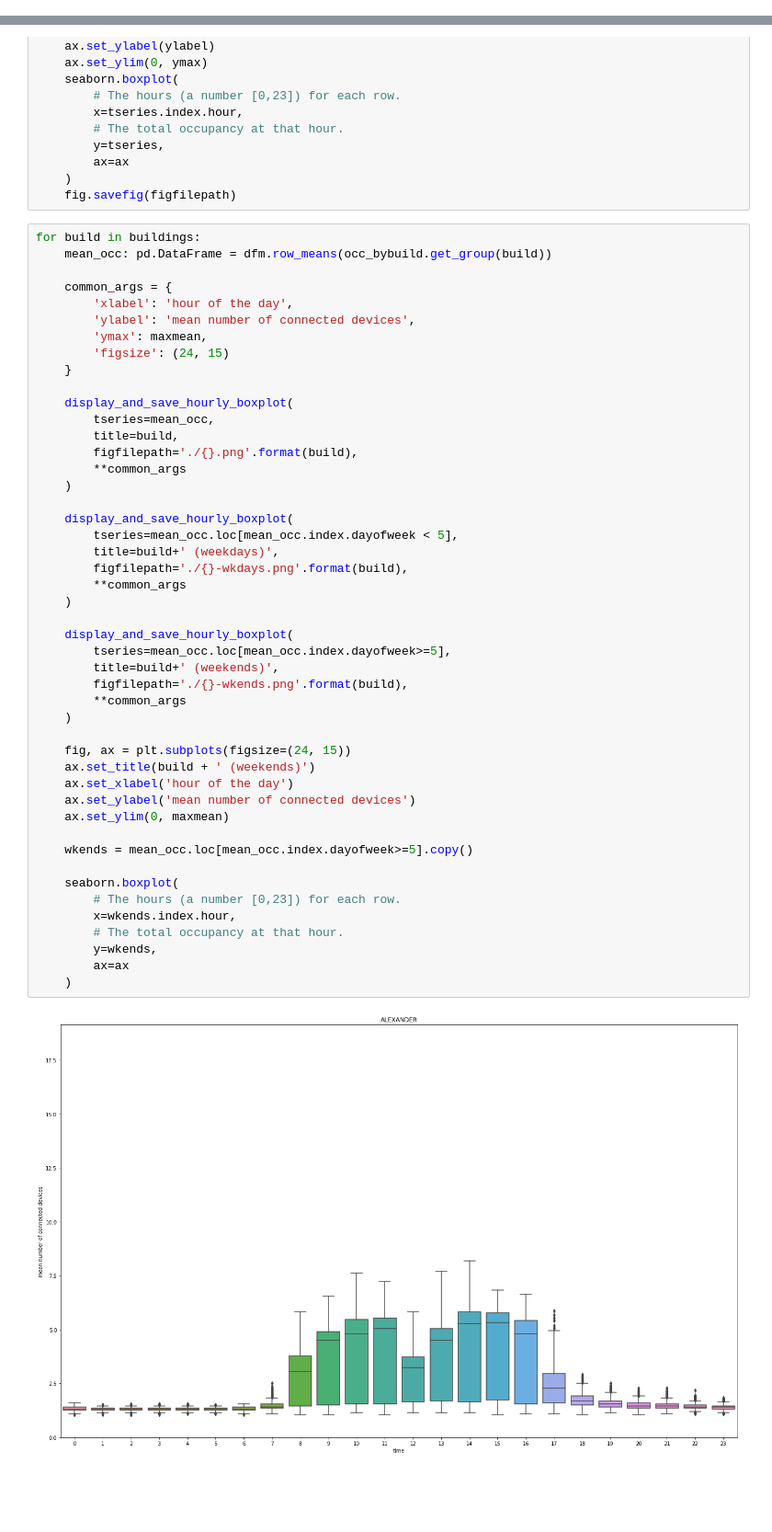
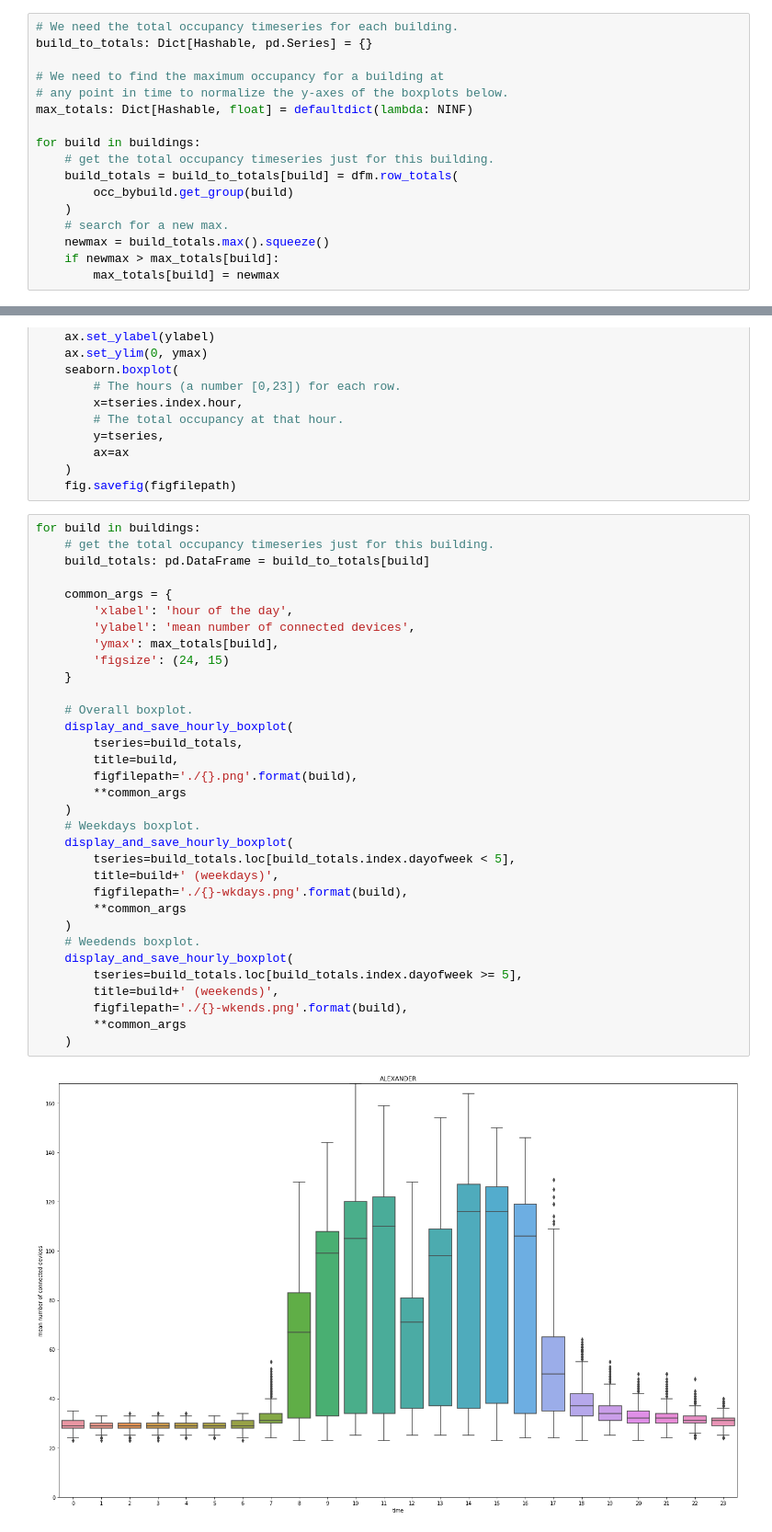
Before and after one commit to lux12337/wifi_occupancy, a Jupyter notebook: analytics-apps/boxplots.ipynb, the cells around one changed output, grey strips where cells are left out. Shown at 92% size. Cells and saved outputs as stored; diff of their text form; blank space fills up the shorter version.

Commit message:
Revised boxplots.
Anand pointed out that we don't shouldn't take the mean occupancy across access points.

```diff
--- a/analytics-apps/boxplots.ipynb
+++ b/analytics-apps/boxplots.ipynb
@@ -82,3 +72,20 @@ print(maxmean)
+# %%
+# We need the total occupancy timeseries for each building.
+build_to_totals: Dict[Hashable, pd.Series] = {}
+
+# We need to find the maximum occupancy for a building at
+# any point in time to normalize the y-axes of the boxplots below.
+max_totals: Dict[Hashable, float] = defaultdict(lambda: NINF)
+
+for build in buildings:
+    # get the total occupancy timeseries just for this building.
+    build_totals = build_to_totals[build] = dfm.row_totals(
+        occ_bybuild.get_group(build)
+    )
+    # search for a new max.
+    newmax = build_totals.max().squeeze()
+    if newmax > max_totals[build]:
+        max_totals[build] = newmax
 # %% [markdown]
 ## Boxplots
 # %%
@@ -103,50 +110,36 @@ def display_and_save_hourly_boxplot(
     fig.savefig(figfilepath)
 # %%
 for build in buildings:
-    mean_occ: pd.DataFrame = dfm.row_means(occ_bybuild.get_group(build))
+    # get the total occupancy timeseries just for this building.
+    build_totals: pd.DataFrame = build_to_totals[build]
 
     common_args = {
         'xlabel': 'hour of the day',
         'ylabel': 'mean number of connected devices',
-        'ymax': maxmean,
+        'ymax': max_totals[build],
         'figsize': (24, 15)
     }
 
+    # Overall boxplot.
     display_and_save_hourly_boxplot(
-        tseries=mean_occ,
+        tseries=build_totals,
         title=build,
         figfilepath='./{}.png'.format(build),
         **common_args
     )
-
+    # Weekdays boxplot.
     display_and_save_hourly_boxplot(
-        tseries=mean_occ.loc[mean_occ.index.dayofweek < 5],
+        tseries=build_totals.loc[build_totals.index.dayofweek < 5],
         title=build+' (weekdays)',
         figfilepath='./{}-wkdays.png'.format(build),
         **common_args
     )
-
+    # Weedends boxplot.
     display_and_save_hourly_boxplot(
-        tseries=mean_occ.loc[mean_occ.index.dayofweek>=5],
+        tseries=build_totals.loc[build_totals.index.dayofweek >= 5],
         title=build+' (weekends)',
         figfilepath='./{}-wkends.png'.format(build),
         **common_args
     )
-
-    fig, ax = plt.subplots(figsize=(24, 15))
-    ax.set_title(build + ' (weekends)')
-    ax.set_xlabel('hour of the day')
-    ax.set_ylabel('mean number of connected devices')
-    ax.set_ylim(0, maxmean)
-
-    wkends = mean_occ.loc[mean_occ.index.dayofweek>=5].copy()
-
-    seaborn.boxplot(
-        # The hours (a number [0,23]) for each row.
-        x=wkends.index.hour,
-        # The total occupancy at that hour.
-        y=wkends,
-        ax=ax
-    )
 # %% [output]
-[figure, old version]
+[figure, new version]
```
Also changed, not shown: parts of 5 cells of this notebook.
